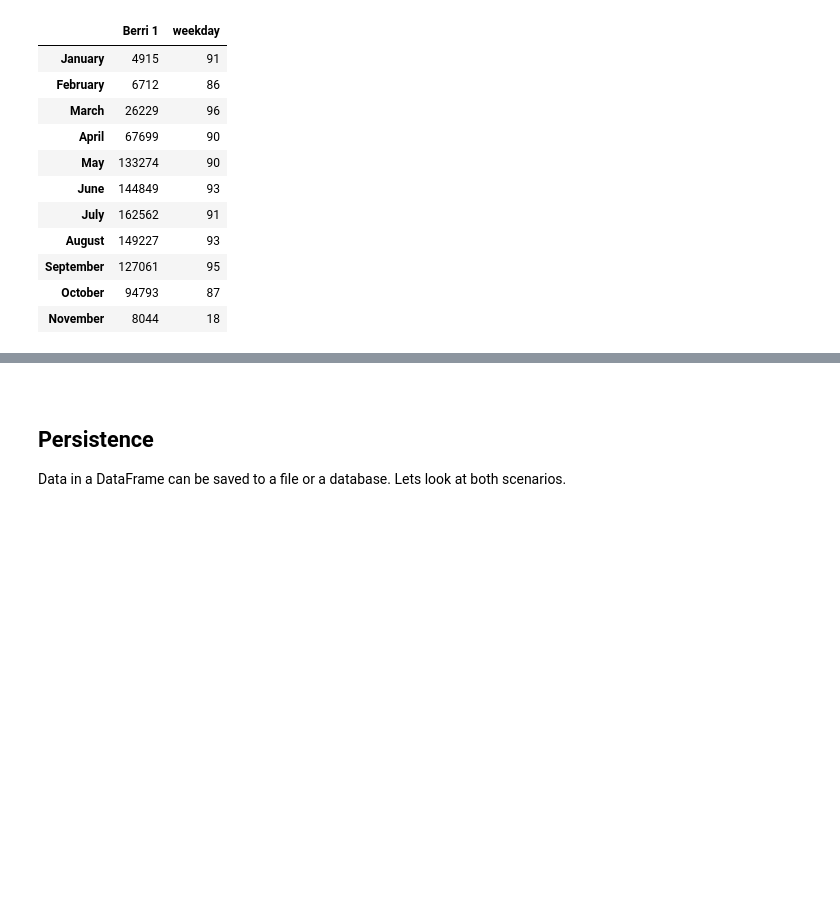
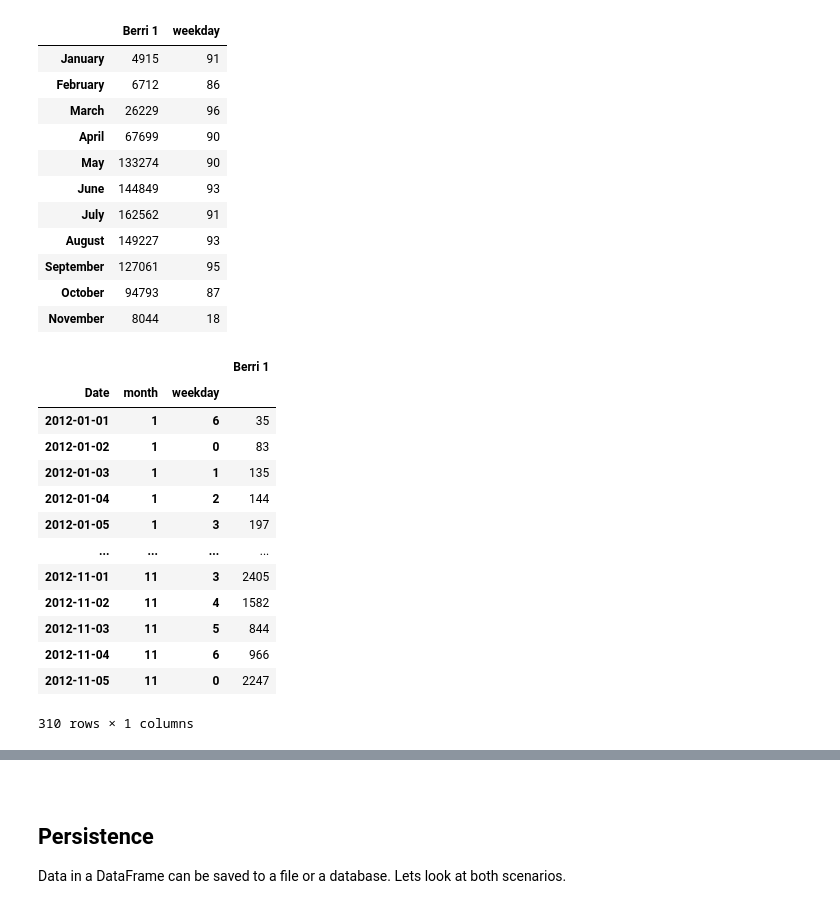
Before and after one commit to allentv/PyDataWorkshops, a Jupyter notebook: Introduction to Pandas/Introduction to Pandas.ipynb, the cells around one changed output, grey strips where cells are left out. Cells and saved outputs as stored; diff of their text form; code cells hidden in the pictures; blank space fills up the shorter version.

```diff
--- a/Introduction to Pandas/Introduction to Pandas.ipynb
+++ b/Introduction to Pandas/Introduction to Pandas.ipynb
@@ -627,3 +702,22 @@ month_counts
 | September | 127061 | 95 |
 | October | 94793 | 87 |
 | November | 8044 | 18 |
+# %%
+# Multi-level index which involves accessing a row based on multiple columns
+groupby_date_month_weekday = berri_bikes.groupby(['Date', 'month', 'weekday']).sum()
+groupby_date_month_weekday
+# %% [output]
+|  |  |  | Berri 1 |
+| Date | month | weekday |  |
+| 2012-01-01 | 1 | 6 | 35 |
+| 2012-01-02 | 1 | 0 | 83 |
+| 2012-01-03 | 1 | 1 | 135 |
+| 2012-01-04 | 1 | 2 | 144 |
+| 2012-01-05 | 1 | 3 | 197 |
+| ... | ... | ... | ... |
+| 2012-11-01 | 11 | 3 | 2405 |
+| 2012-11-02 | 11 | 4 | 1582 |
+| 2012-11-03 | 11 | 5 | 844 |
+| 2012-11-04 | 11 | 6 | 966 |
+| 2012-11-05 | 11 | 0 | 2247 |
+310 rows × 1 columns
```
Also changed, not shown: parts of 18 cells of this notebook.
